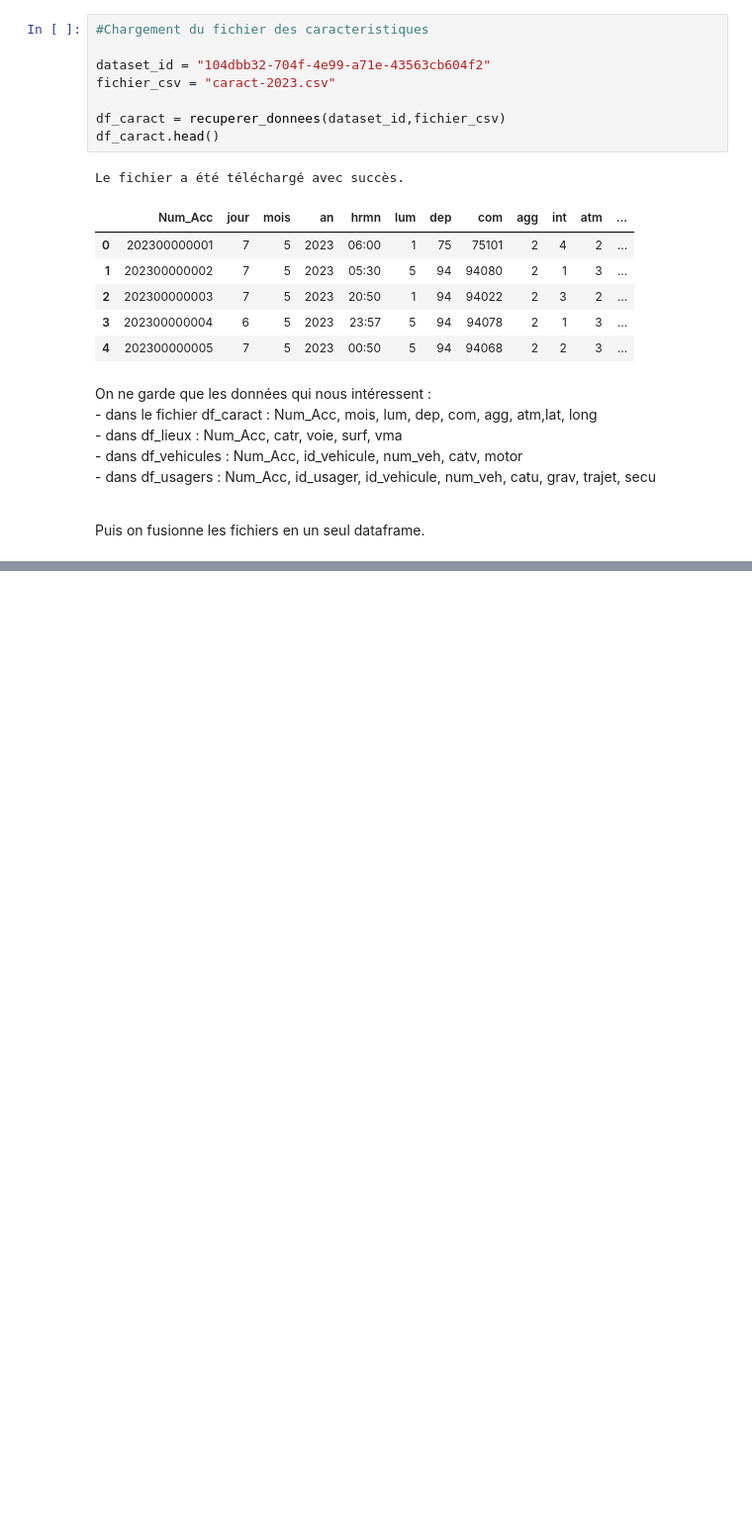
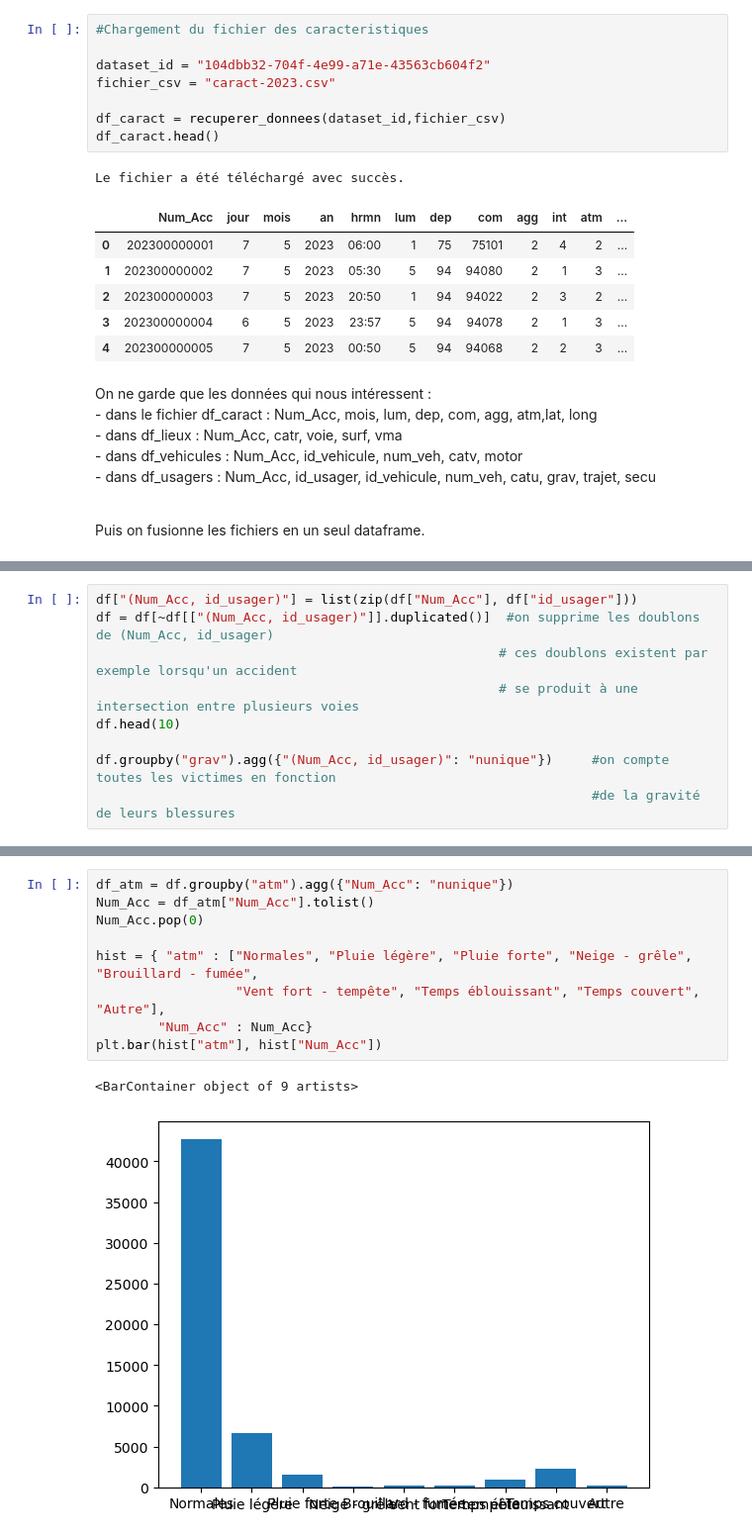
Before and after one commit to celineferbach/Projet-accidents-de-la-route, a Jupyter notebook: importation.ipynb, the cells around one changed output, grey strips where cells are left out. Shown at 99% size. Drawn from its saved outputs; the diff is of its cells as text; blank space fills up the shorter version.

```diff
--- a/importation.ipynb
+++ b/importation.ipynb
@@ -134,0 +140,9 @@ df.head(10)
+# %%
+df["(Num_Acc, id_usager)"] = list(zip(df["Num_Acc"], df["id_usager"]))
+df = df[~df[["(Num_Acc, id_usager)"]].duplicated()]  #on supprime les doublons de (Num_Acc, id_usager)
+                                                    # ces doublons existent par exemple lorsqu'un accident
+                                                    # se produit à une intersection entre plusieurs voies
+df.head(10)
+
+df.groupby("grav").agg({"(Num_Acc, id_usager)": "nunique"})     #on compte toutes les victimes en fonction
+                                                                #de la gravité de leurs blessures
@@ -134,0 +170,12 @@ df.head(10)
+# %%
+df_atm = df.groupby("atm").agg({"Num_Acc": "nunique"})
+Num_Acc = df_atm["Num_Acc"].tolist()
+Num_Acc.pop(0)
+
+hist = { "atm" : ["Normales", "Pluie légère", "Pluie forte", "Neige - grêle", "Brouillard - fumée",
+                  "Vent fort - tempête", "Temps éblouissant", "Temps couvert", "Autre"],
+        "Num_Acc" : Num_Acc}
+plt.bar(hist["atm"], hist["Num_Acc"])
+# %% [output]
+<BarContainer object of 9 artists>
+[figure, added]
```
Also changed, not shown: parts of 4 cells of this notebook.
